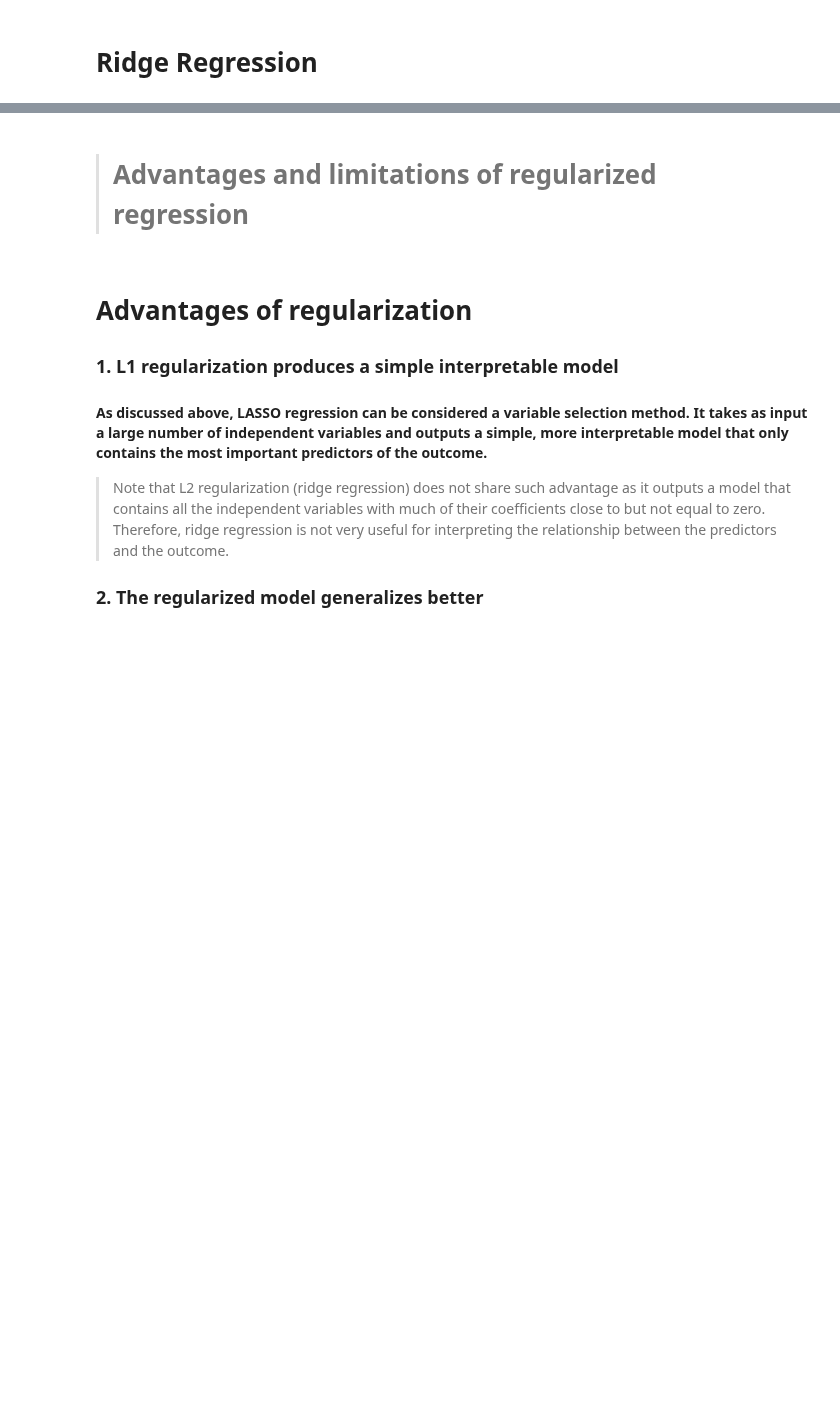
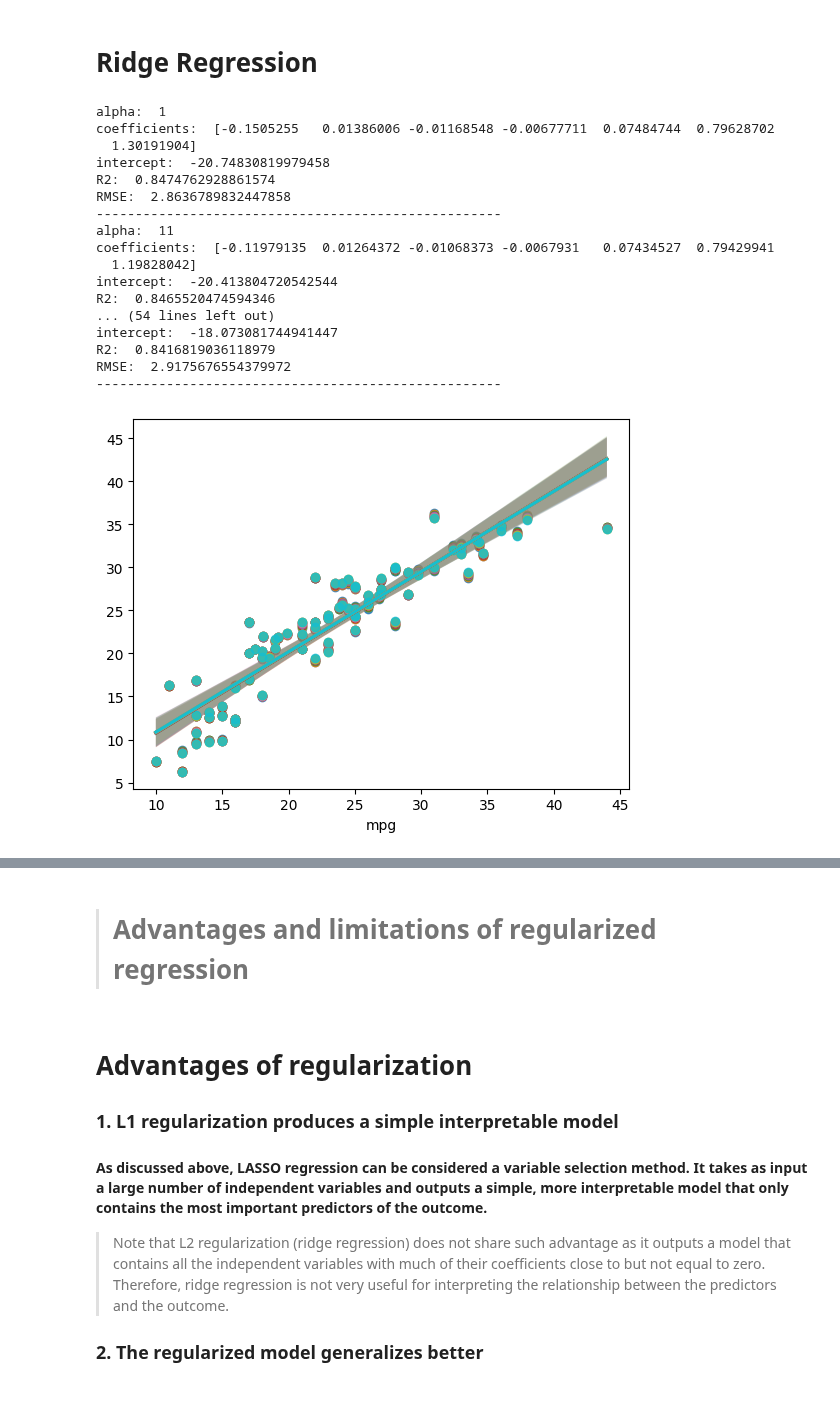
Before and after one commit to Harsh502s/ML-Assignments, a Jupyter notebook: ML-MF Pesentation/Presentation.ipynb, the cells around one changed output, grey strips where cells are left out. Drawn from its saved outputs; the diff is of its cells as text; code cells hidden in the pictures; blank space fills up the shorter version.

```diff
--- a/ML-MF Pesentation/Presentation.ipynb
+++ b/ML-MF Pesentation/Presentation.ipynb
@@ -127,17 +151,37 @@ for alpha in np.linspace(0.1, 1, 10):
 # %% [markdown]
 # Ridge Regression
-# %%
-# apply L2 regression
-for i in range(1, 100, 10):
-    ridge = Ridge(alpha=100)
-    ridge.fit(X_train, y_train)
-    ridge_predictions = ridge.predict(X_test)
-    ridge_mse = mean_squared_error(y_test, ridge_predictions) ** 0.5
-    print('Alpha Value: ', i)
-    print("L2 Regression RMSE: ", ridge_mse)
-    print("L2 Regression R2 score", r2_score(y_test, ridge_predictions))
-    sns.regplot(x=y_test, y=ridge_predictions, fit_reg=True)
-    plt.show()
+# %%
+# apply L2 regression and print the coefficients as they will shrink
+
+for alpha in range(1, 100,10):
+    ridge = Ridge(alpha=alpha)
+    ridge.fit(X_train, y_train)
+    print("alpha: ", alpha)
+    print("coefficients: ", ridge.coef_)
+    print("intercept: ", ridge.intercept_)
+    print("R2: ", ridge.score(X_test, y_test))
+    print("RMSE: ", np.sqrt(mean_squared_error(y_test, ridge.predict(X_test))))
+    print("----------------------------------------------------")
+    sns.regplot(x= y_test, y = ridge.predict(X_test))
+# %% [output]
+alpha:  1
+coefficients:  [-0.1505255   0.01386006 -0.01168548 -0.00677711  0.07484744  0.79628702
+  1.30191904]
+intercept:  -20.74830819979458
+R2:  0.8474762928861574
+RMSE:  2.8636789832447858
+----------------------------------------------------
+alpha:  11
+coefficients:  [-0.11979135  0.01264372 -0.01068373 -0.0067931   0.07434527  0.79429941
+  1.19828042]
+intercept:  -20.413804720542544
+R2:  0.8465520474594346
+... (54 lines left out)
+intercept:  -18.073081744941447
+R2:  0.8416819036118979
+RMSE:  2.9175676554379972
+----------------------------------------------------
+[figure, added]
 # %%
 # Applying Linear regression
 lr = LinearRegression()
```
Also changed, not shown: parts of 4 cells of this notebook.
